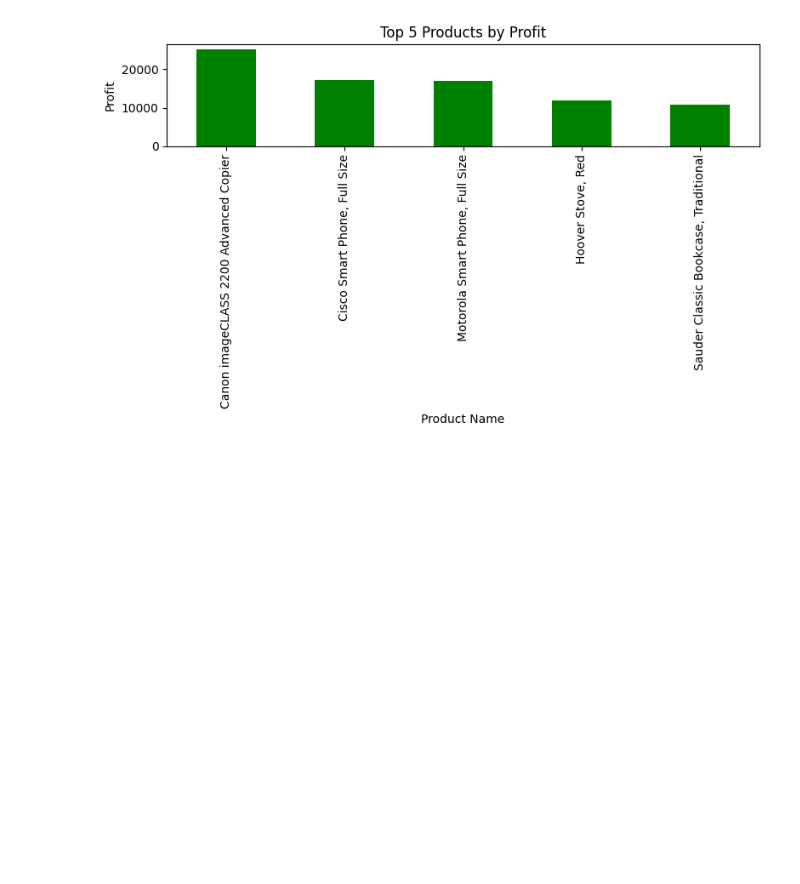
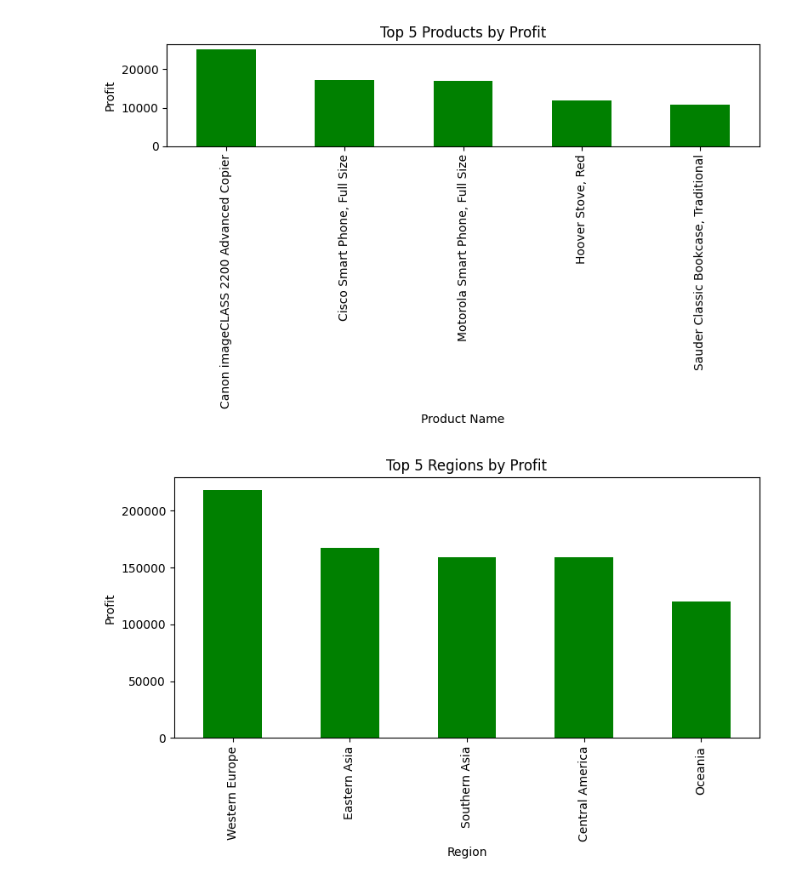
Before and after one commit to shantanu-ingle/Global-superstore-analysis, a Jupyter notebook: analysis.ipynb, the cells around one changed output. Saved outputs shown, nothing was run; the diff lists cells and outputs as text; code cells hidden in the pictures; blank space fills up the shorter version.

Commit message:
Added Graphs

```diff
--- a/analysis.ipynb
+++ b/analysis.ipynb
@@ -337,3 +337,16 @@ plt.tight_layout()
 plt.show()
 # %% [output]
 [figure]
+# %%
+top_regions = df.groupby('Region')['Profit'].sum().sort_values(ascending=False).head(5)
+
+import matplotlib.pyplot as plt
+
+plt.figure(figsize=(8, 5))
+top_regions.plot(kind='bar', color='green')
+plt.title("Top 5 Regions by Profit")
+plt.ylabel("Profit")
+plt.tight_layout()
+plt.show()
+# %% [output]
+[figure, added]
```
